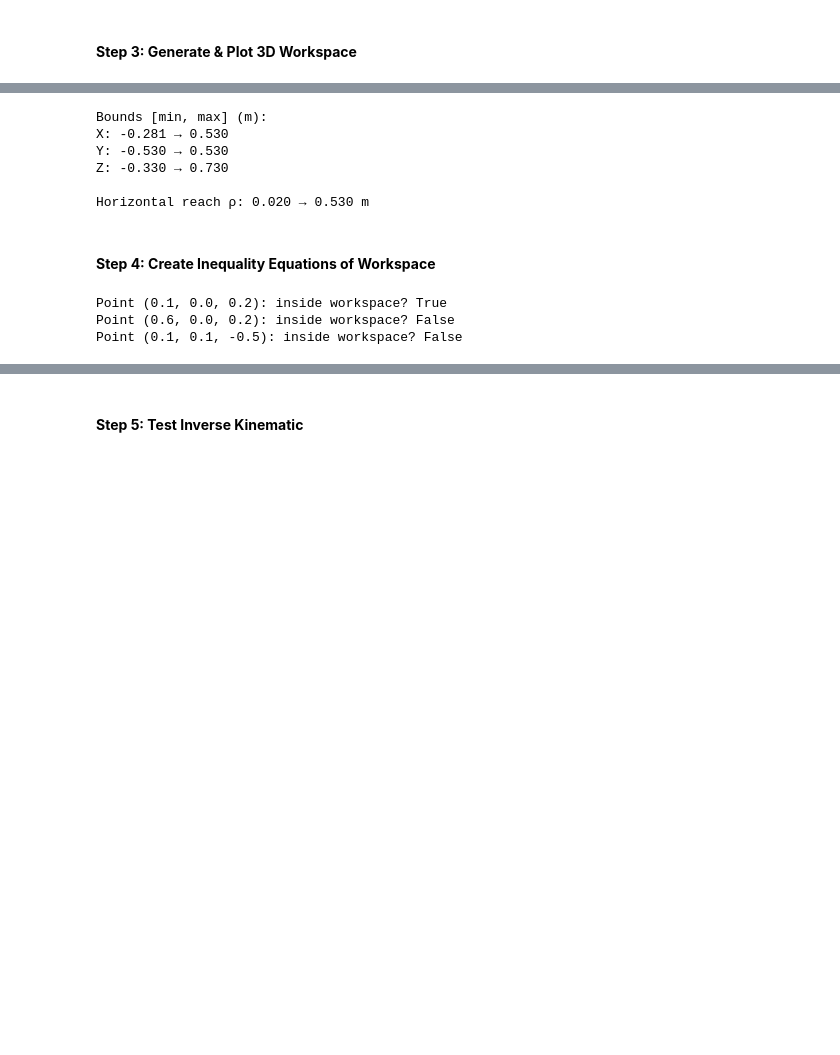
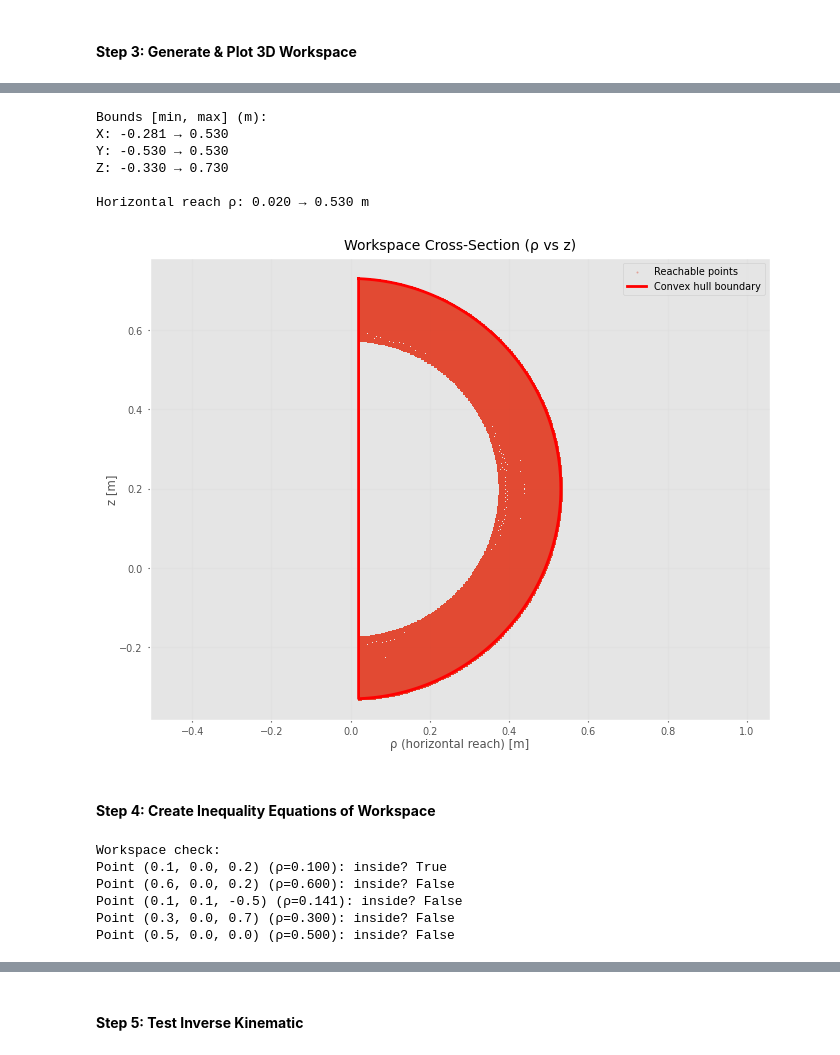
Before and after one commit to pboon09/FRA502-LAB-6637, a Jupyter notebook: workspace_verfication/kinematic.ipynb, the cells around one changed output, grey strips where cells are left out. Cells and saved outputs as stored; diff of their text form; code cells hidden in the pictures; blank space fills up the shorter version.

```diff
--- a/workspace_verfication/kinematic.ipynb
+++ b/workspace_verfication/kinematic.ipynb
@@ -44,101 +46,108 @@ print(T)
 # %% [markdown]
 #### **Step 3: Generate & Plot 3D Workspace**
 # %%
-# Number of sample points for each joint
-n2, n3 = 121, 121  # Adjust based on desired resolution
+n2, n3 = 121, 121
 
-# Generate joint angle values for each joint within its limit
 q2_vals = np.linspace(L2.qlim[0], L2.qlim[1], n2)
 q3_vals = np.linspace(L3.qlim[0], L3.qlim[1], n3)
 
-# Create meshgrid of joint configurations for L2 and L3 (ignoring L1 for now)
 Q2, Q3 = np.meshgrid(q2_vals, q3_vals, indexing='ij')
 Qs23 = np.column_stack([np.zeros(Q2.size), Q2.ravel(), Q3.ravel()])
 
-# Calculate the positions of the end-effector for all joint configurations
 pos = np.array([robot.fkine(qi).t for qi in Qs23])
 x0, y0, z0 = pos[:, 0], pos[:, 1], pos[:, 2]
 
-# Define the number of sample points for the first joint (L1)
 n1 = 121
 q1_vals = np.linspace(L1.qlim[0], L1.qlim[1], n1)
 
-# Calculate cosine and sine for the first joint's configurations
 c, s = np.cos(q1_vals), np.sin(q1_vals)
 
-# Initialize lists to store transformed coordinates
 Xf, Yf, Zf = [], [], []
 
-# Apply rotation and translate for each configuration of the first joint
 for ci, si in zip(c, s):
     Xf.append(ci * x0 - si * y0)
     Yf.append(si * x0 + ci * y0)
     Zf.append(z0)
 
-# Convert the lists to numpy arrays for easier manipulation
 Xf, Yf, Zf = np.concatenate(Xf), np.concatenate(Yf), np.concatenate(Zf)
 
-# Create a 3D plot of the workspace
 fig = plt.figure(figsize=(8, 6))
 ax = fig.add_subplot(111, projection='3d')
 p = ax.scatter(Xf, Yf, Zf, c=Zf, s=1, alpha=0.35)
 
-# Label the axes and adjust plot aesthetics
 ax.set_xlabel('X (m)', color='r', fontsize=12)
 ax.set_ylabel('Y (m)', color='g', fontsize=12)
 ax.set_zlabel('Z (m)', color='b', fontsize=12)
-ax.set_box_aspect([1, 1, 1])  # Equal scaling for all axes
+ax.set_box_aspect([1, 1, 1])
 ax.grid(True, alpha=0.3)
 ax.view_init(elev=25, azim=-60)
 plt.title('Workspace', fontsize=14)
 plt.colorbar(p, ax=ax, label='Z (m)')
 plt.tight_layout()
 plt.show()
 
-# Calculate the radial reach (horizontal reach in the XY-plane)
 r = np.sqrt(Xf**2 + Yf**2)
 
-# Print the bounds and horizontal reach (rho)
 print(f"Bounds [min, max] (m):")
 print(f"X: {Xf.min():.3f} → {Xf.max():.3f}")
 print(f"Y: {Yf.min():.3f} → {Yf.max():.3f}")
 print(f"Z: {Zf.min():.3f} → {Zf.max():.3f}")
 print(f"\nHorizontal reach ρ: {r.min():.3f} → {r.max():.3f} m")
 
-# Store horizontal reach and z-values
-rho_ignore_ground = r
-z_ignore_ground = Zf
+rho_all = np.sqrt(Xf**2 + Yf**2)
+z_all = Zf
+
+rho_z_points = np.column_stack([rho_all, z_all])
+
+hull = ConvexHull(rho_z_points)
+hull_vertices = rho_z_points[hull.vertices]
+
+workspace_boundary = Path(hull_vertices)
+
+plt.figure(figsize=(8, 6))
+plt.scatter(rho_all, z_all, s=1, alpha=0.3, label='Reachable points')
+plt.plot(np.append(hull_vertices[:, 0], hull_vertices[0, 0]),
+         np.append(hull_vertices[:, 1], hull_vertices[0, 1]),
+         'r-', linewidth=2, label='Convex hull boundary')
+plt.xlabel('ρ (horizontal reach) [m]')
+plt.ylabel('z [m]')
+plt.title('Workspace Cross-Section (ρ vs z)')
+plt.legend()
+plt.grid(True, alpha=0.3)
+plt.axis('equal')
+plt.show()
 # %% [output]
 [figure]
 Bounds [min, max] (m):
 X: -0.281 → 0.530
 Y: -0.530 → 0.530
 Z: -0.330 → 0.730
 
 Horizontal reach ρ: 0.020 → 0.530 m
+[figure, added]
 # %% [markdown]
 #### **Step 4: Create Inequality Equations of Workspace**
 # %%
 def in_workspace(x, y, z):
-    rho2 = x**2 + y**2
-    return (r.min()**2 <= rho2 <= r.max()**2) and (Zf.min() <= z <= Zf.max())
-
-def workspace_function(x, y, z):
-    f1 = r.min()**2 - (x**2 + y**2)
-    f2 = (x**2 + y**2) - r.max()**2
-    f3 = Zf.min() - z
-    f4 = z - Zf.max()
-    return max(f1, f2, f3, f4)
+    rho = np.sqrt(x**2 + y**2)
+    return workspace_boundary.contains_point([rho, z])
 
 points = [
     (0.1, 0.0, 0.2),
     (0.6, 0.0, 0.2),
-    (0.1, 0.1, -0.5)
+    (0.1, 0.1, -0.5),
+    (0.3, 0.0, 0.7),
+    (0.5, 0.0, 0.0),
 ]
 
+print("Workspace check:")
 for p in points:
-    print(f"Point {p}: inside workspace? {in_workspace(*p)}")
+    rho = np.sqrt(p[0]**2 + p[1]**2)
+    print(f"Point {p} (ρ={rho:.3f}): inside? {in_workspace(*p)}")
 # %% [output]
-Point (0.1, 0.0, 0.2): inside workspace? True
-Point (0.6, 0.0, 0.2): inside workspace? False
-Point (0.1, 0.1, -0.5): inside workspace? False
+Workspace check:
+Point (0.1, 0.0, 0.2) (ρ=0.100): inside? True
+Point (0.6, 0.0, 0.2) (ρ=0.600): inside? False
+Point (0.1, 0.1, -0.5) (ρ=0.141): inside? False
+Point (0.3, 0.0, 0.7) (ρ=0.300): inside? False
+Point (0.5, 0.0, 0.0) (ρ=0.500): inside? False
```
Also changed, not shown: parts of 5 cells of this notebook, 5 other files.
